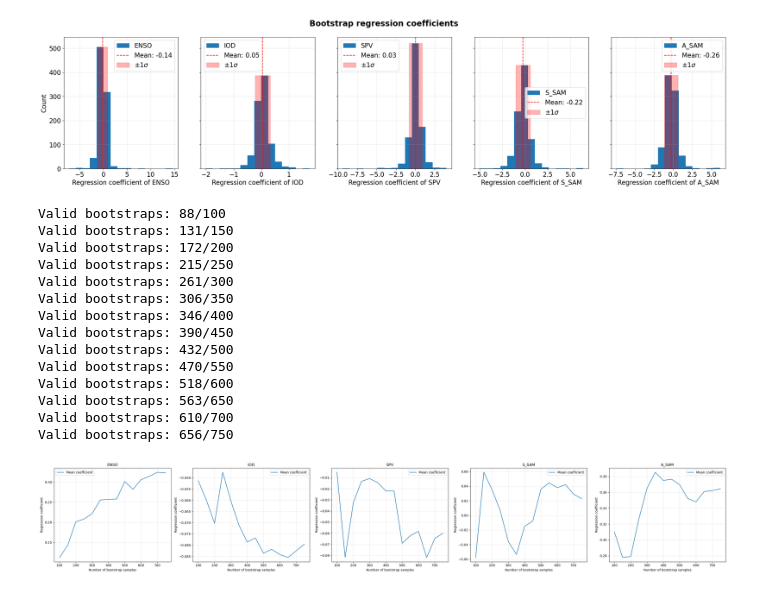
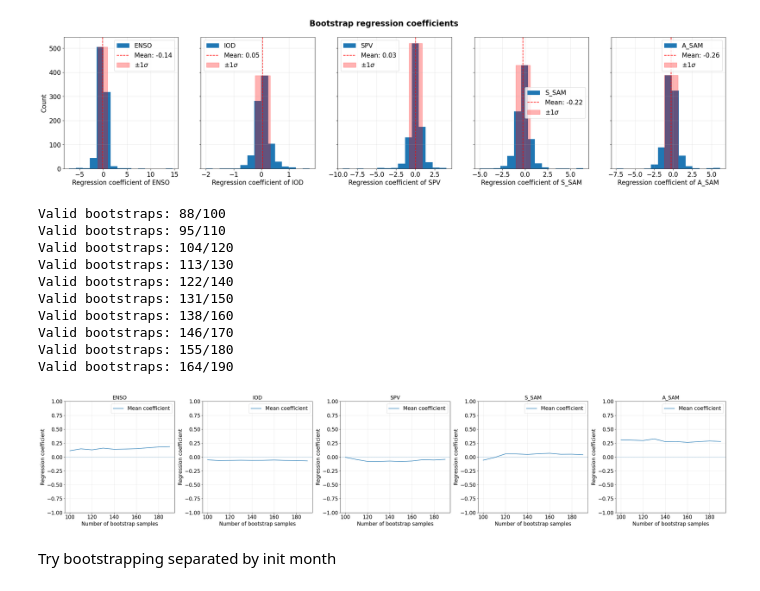
Before and after one commit to giulianolattus-crypto/work, a Jupyter notebook: Hindcast/Causal_Links_regionwise_whole_period_hindcast.ipynb, the cells around one changed output. Cells and saved outputs as stored; diff of their text form; code cells hidden in the pictures.

```diff
--- a/Hindcast/Causal_Links_regionwise_whole_period_hindcast.ipynb
+++ b/Hindcast/Causal_Links_regionwise_whole_period_hindcast.ipynb
@@ -1007,23 +1115,21 @@ def convergence_boot_plot(
 
     return convergence
 # %%
-conv_temp_Andes_SON=convergence_boot_plot(np.arange(100,800,50), target_Andes_SON_xr, drivers_SON_xr, 't2m',
+conv_temp_Andes_SON=convergence_boot_plot(np.arange(100,200,10), target_Andes_SON_xr, drivers_SON_xr, 't2m',
                       drivers_SON, sample_size=73)
 #conv_pr_Andes_SON=convergence_boot_plot(np.arange(60,300,20), target_Andes_SON_xr, drivers_SON_xr, 'tp',
 #                      drivers_SON, sample_size=73)
 # %% [output]
 Valid bootstraps: 88/100
+Valid bootstraps: 95/110
+Valid bootstraps: 104/120
+Valid bootstraps: 113/130
+Valid bootstraps: 122/140
 Valid bootstraps: 131/150
-Valid bootstraps: 172/200
-Valid bootstraps: 215/250
-Valid bootstraps: 261/300
-Valid bootstraps: 306/350
-Valid bootstraps: 346/400
-Valid bootstraps: 390/450
-Valid bootstraps: 432/500
-Valid bootstraps: 470/550
-Valid bootstraps: 518/600
-Valid bootstraps: 563/650
-Valid bootstraps: 610/700
-Valid bootstraps: 656/750
+Valid bootstraps: 138/160
+Valid bootstraps: 146/170
+Valid bootstraps: 155/180
+Valid bootstraps: 164/190
-[figure, old version]
+[figure, new version]
+# %% [markdown]
+Try bootstrapping separated by init month
```
Also changed, not shown: parts of 9 cells of this notebook, 4 other files.
